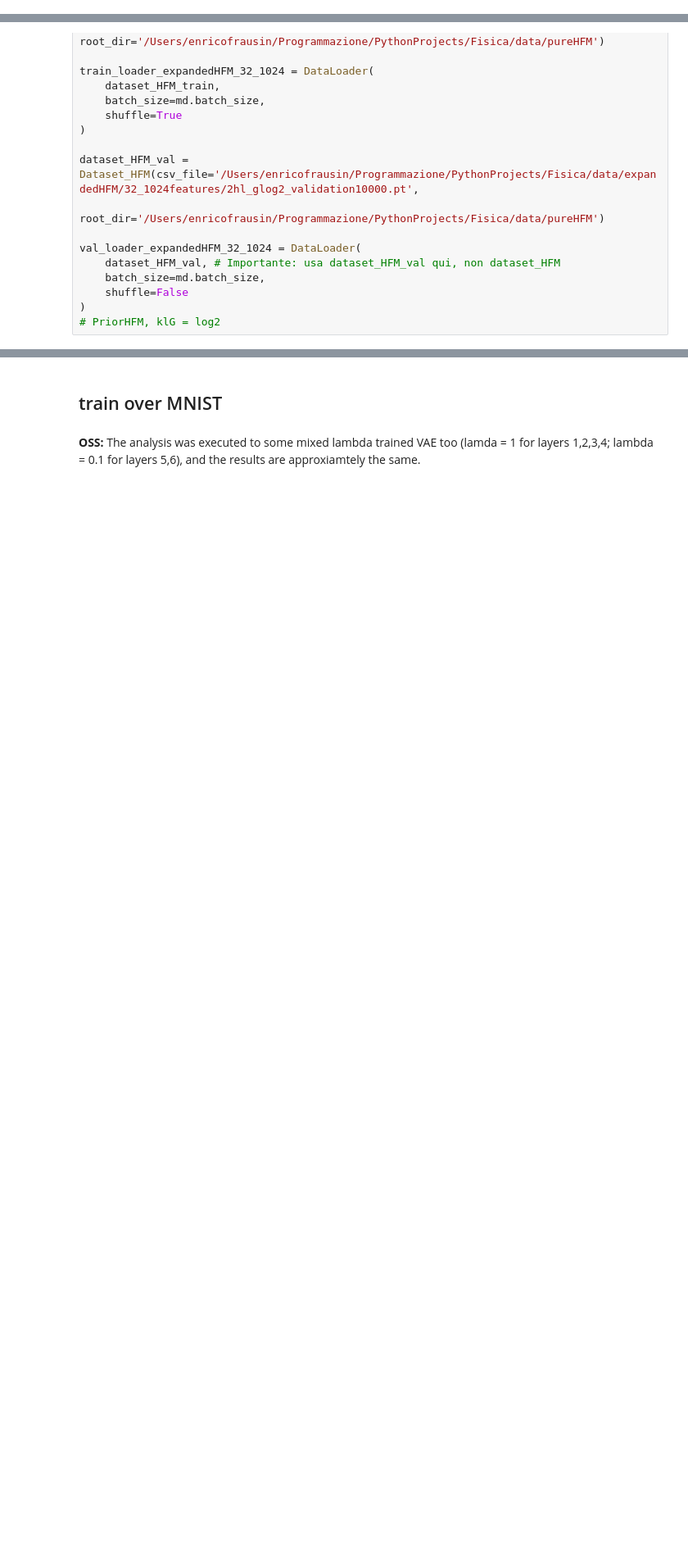
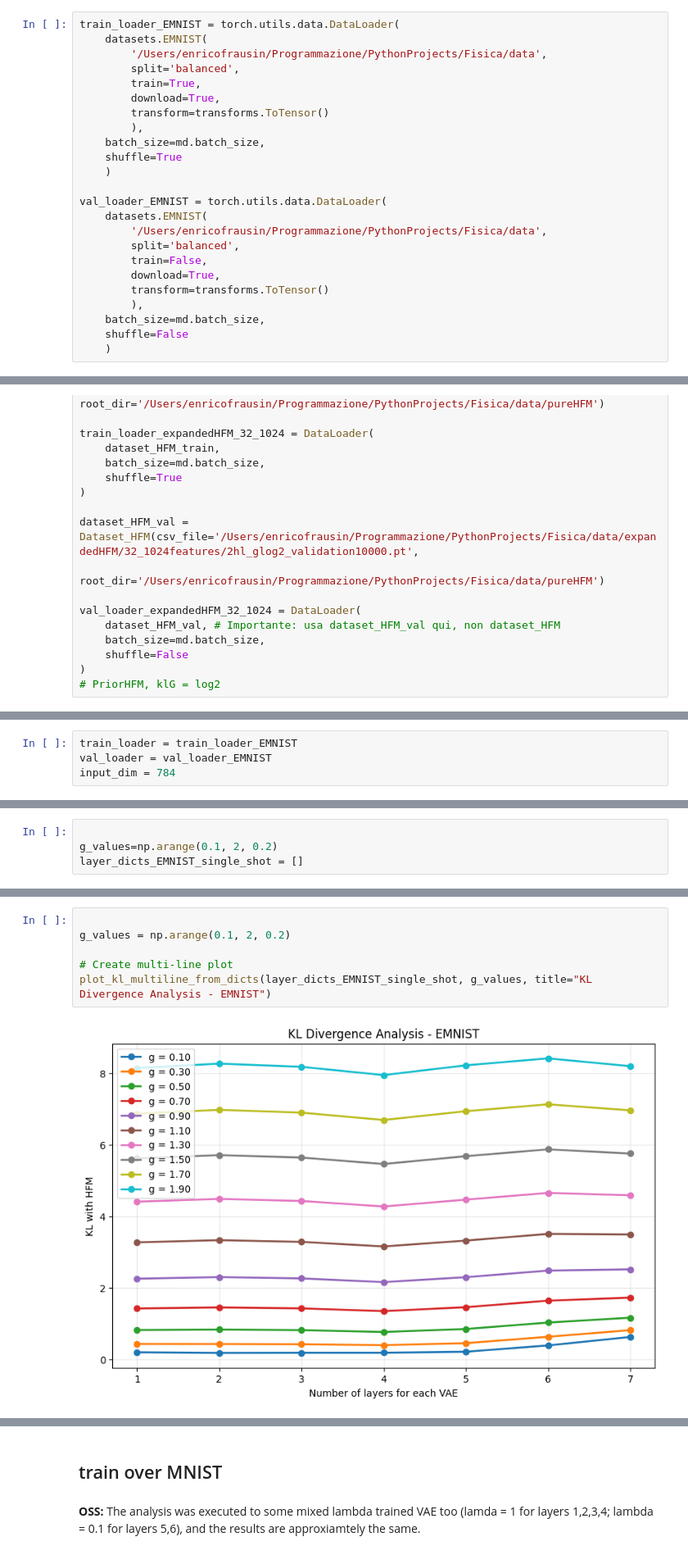
Before and after one commit to EnricoFrausin/discrete, a Jupyter notebook: code/depth_analysis.ipynb, the cells around one changed output, grey strips where cells are left out. Shown at 82% size. Drawn from its saved outputs; the diff is of its cells as text; blank space fills up the shorter version.

Commit message:
Introducted the datasets 2MNIST and EMNIST, and executed some analysis on them.

```diff
--- a/code/depth_analysis.ipynb
+++ b/code/depth_analysis.ipynb
@@ -23,0 +26,24 @@ device = torch.device('cpu')
+# %%
+train_loader_EMNIST = torch.utils.data.DataLoader(
+    datasets.EMNIST(
+        '/Users/enricofrausin/Programmazione/PythonProjects/Fisica/data',
+        split='balanced',
+        train=True,
+        download=True,
+        transform=transforms.ToTensor()
+        ),
+    batch_size=md.batch_size,
+    shuffle=True
+    )
+
+val_loader_EMNIST = torch.utils.data.DataLoader(
+    datasets.EMNIST(
+        '/Users/enricofrausin/Programmazione/PythonProjects/Fisica/data',
+        split='balanced',
+        train=False,
+        download=True,
+        transform=transforms.ToTensor()
+        ),
+    batch_size=md.batch_size,
+    shuffle=False
+    )
@@ -114,0 +185,4 @@ val_loader_expandedHFM_32_1024 = DataLoader(
+# %%
+train_loader = train_loader_EMNIST
+val_loader = val_loader_EMNIST
+input_dim = 784
@@ -114,0 +192,4 @@ val_loader_expandedHFM_32_1024 = DataLoader(
+# %%
+
+g_values=np.arange(0.1, 2, 0.2)
+layer_dicts_EMNIST_single_shot = []
@@ -114,0 +257,8 @@ val_loader_expandedHFM_32_1024 = DataLoader(
+# %%
+
+g_values = np.arange(0.1, 2, 0.2)
+
+# Create multi-line plot
+plot_kl_multiline_from_dicts(layer_dicts_EMNIST_single_shot, g_values, title="KL Divergence Analysis - EMNIST")
+# %% [output]
+[figure, added]
```
Also changed, not shown: parts of 30 cells of this notebook, 35 other files.
